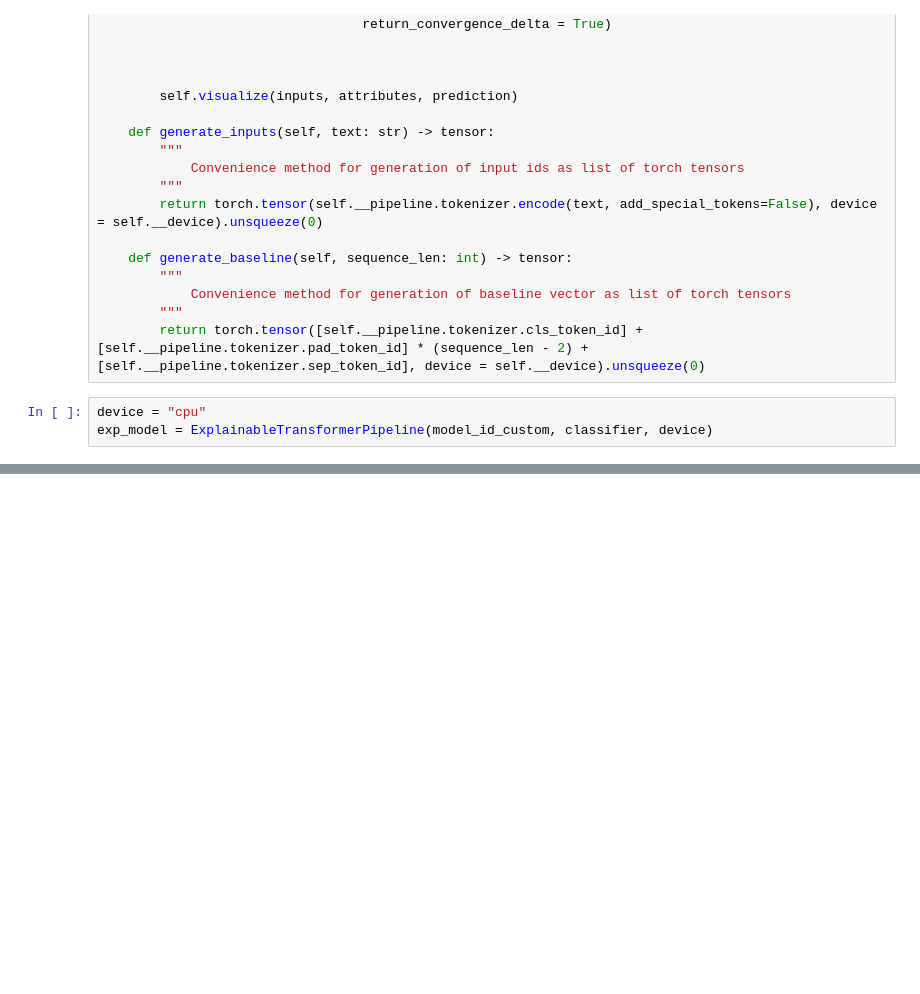
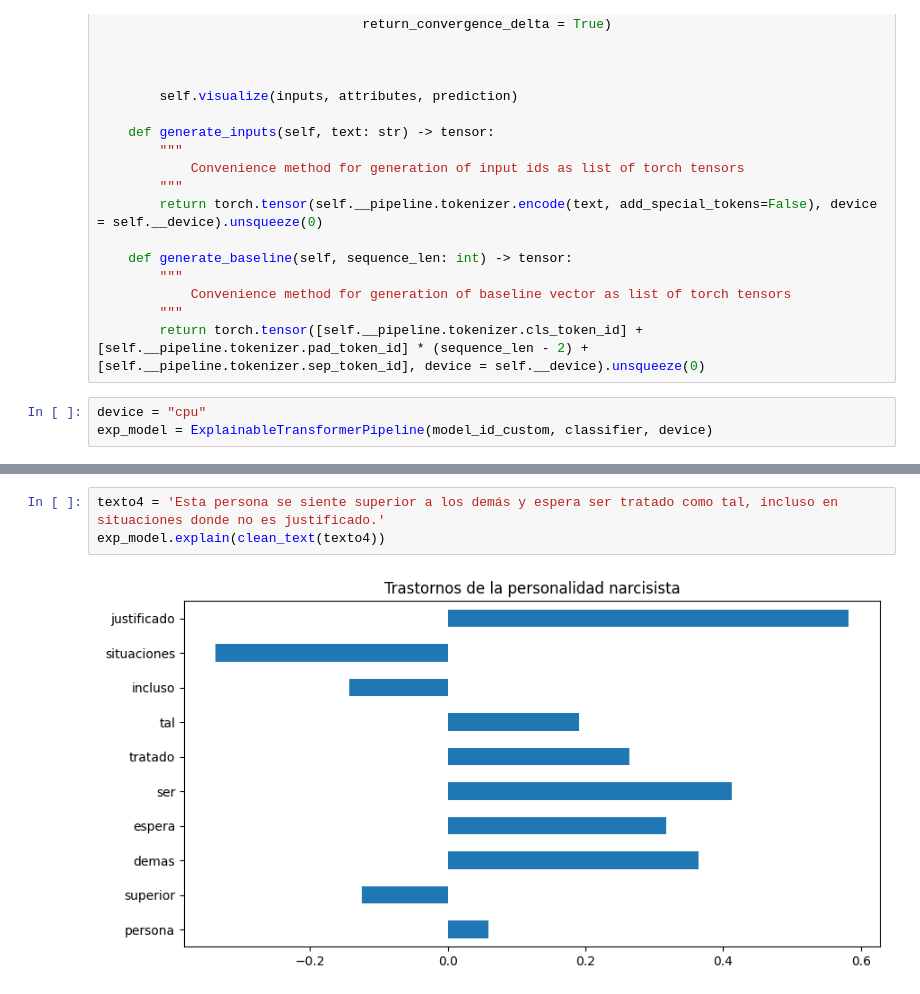
Before and after one commit to edmenciab733/hackaton2023, a Jupyter notebook: diagnostico_trastornos_edgar.ipynb, the cells around one changed output, grey strips where cells are left out. Drawn from its saved outputs; the diff is of its cells as text; blank space fills up the shorter version.

```diff
--- a/diagnostico_trastornos_edgar.ipynb
+++ b/diagnostico_trastornos_edgar.ipynb
@@ -459,0 +506,5 @@ exp_model.explain(sample)
+# %%
+texto4 = 'Esta persona se siente superior a los demás y espera ser tratado como tal, incluso en situaciones donde no es justificado.'
+exp_model.explain(clean_text(texto4))
+# %% [output]
+[figure, added]
```
Also changed, not shown: parts of 22 cells of this notebook.
